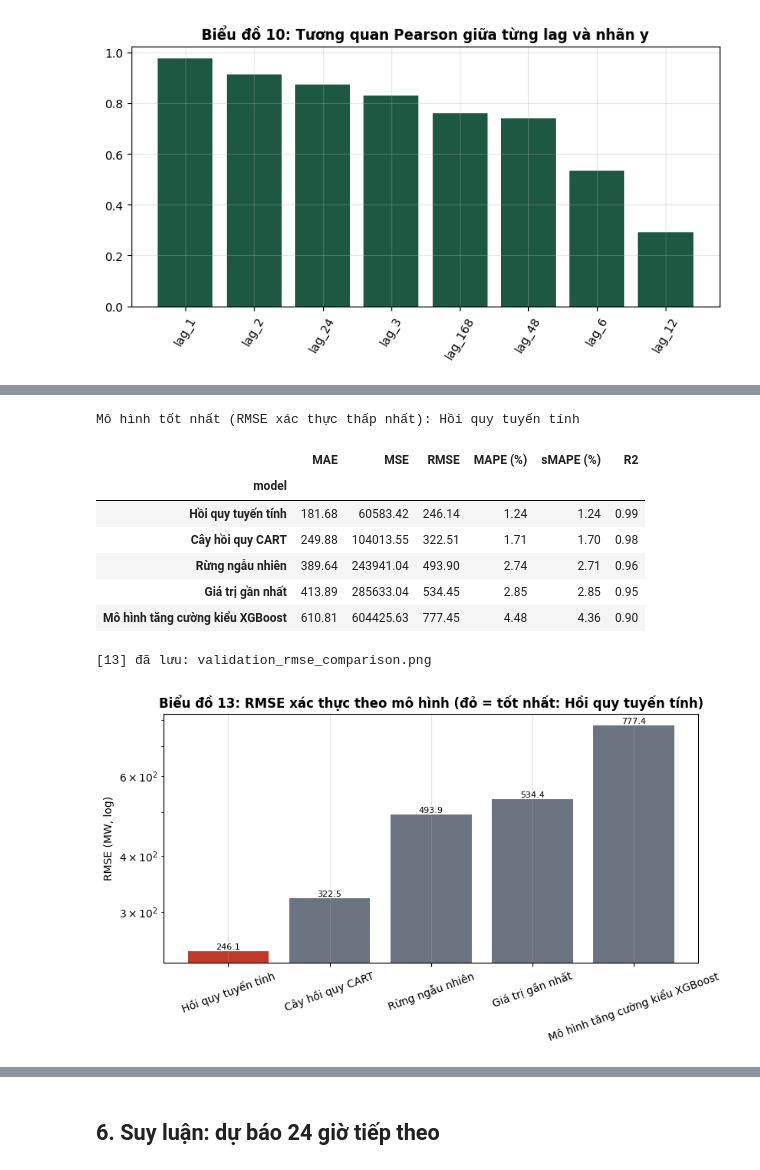
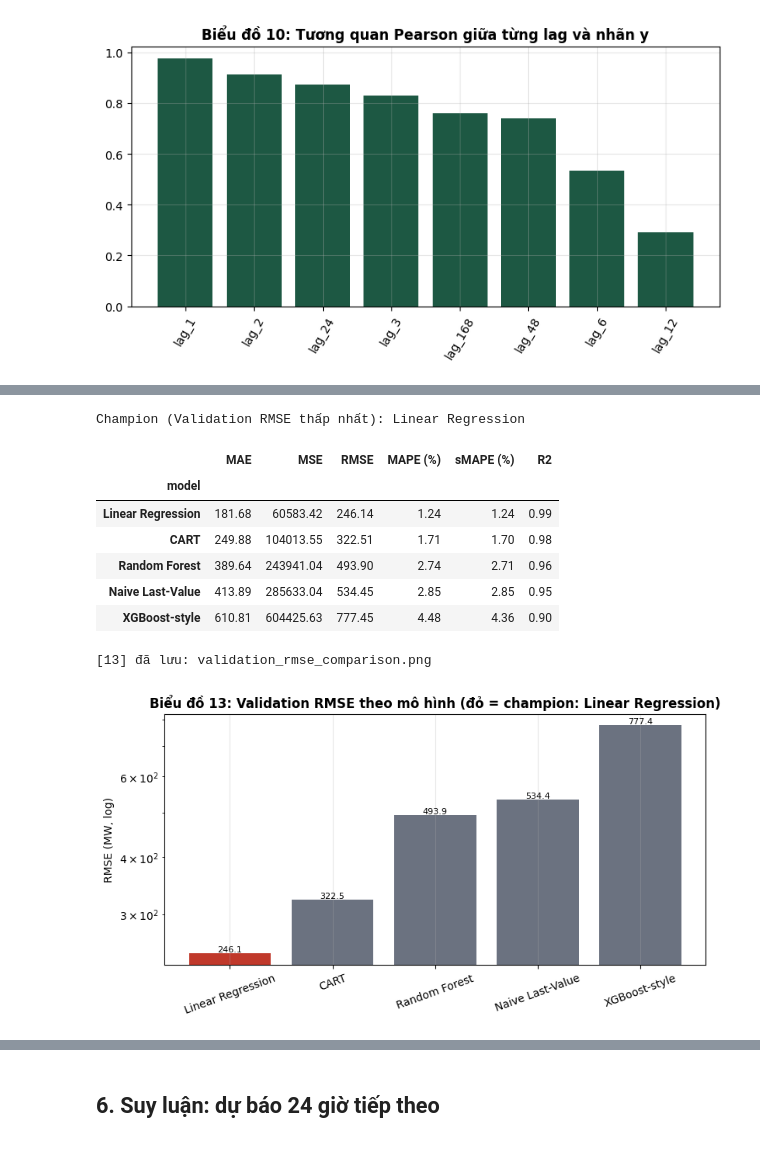
Before and after one commit to OrangkillEmily/Lab_TimeSeries, a Jupyter notebook: notebooks/lab03/Lab03_Visual_Exploration.ipynb, the cells around one changed output, grey strips where cells are left out. Drawn from its saved outputs; the diff is of its cells as text; code cells hidden in the pictures.

```diff
--- a/notebooks/lab03/Lab03_Visual_Exploration.ipynb
+++ b/notebooks/lab03/Lab03_Visual_Exploration.ipynb
@@ -205,11 +228,11 @@ cv_detail.assign(model=cv_detail["model"].map(MODEL_LABELS)).head()
 # %%
-# Biểu đồ 11: RMSE theo từng lượt chia cho mỗi mô hình
+# Biểu đồ 11: RMSE theo từng Fold cho mỗi mô hình
 fig, ax = plt.subplots(figsize=(11, 4.3))
 for name, group in cv_detail.groupby("model"):
     g = group.sort_values("fold")
-    ax.plot(g["fold"], g["RMSE"], "o-", label=MODEL_LABELS.get(name, name))
-ax.set_xlabel("Lượt chia"); ax.set_ylabel("RMSE (MW)"); ax.set_yscale("log"); ax.legend(fontsize=8)
-ax.set_title("Biểu đồ 11: RMSE theo từng lượt chia (cửa sổ mở rộng)")
+    ax.plot(g["fold"], g["RMSE"], "o-", label=name)
+ax.set_xlabel("Fold"); ax.set_ylabel("RMSE (MW)"); ax.set_yscale("log"); ax.legend(fontsize=8)
+ax.set_title("Biểu đồ 11: RMSE theo từng Fold (K-fold expanding-window)")
 save(fig, "cv_rmse_by_fold"); plt.show()
 # %% [output]
 [11] đã lưu: cv_rmse_by_fold.png
@@ -242,29 +264,28 @@ for name, factory in factories.items():
 validation_summary = pd.DataFrame(validation_rows).set_index("model").sort_values("RMSE")
 test_summary = pd.DataFrame(test_rows).set_index("model")
 champion = validation_summary.index[0]
-print("Mô hình tốt nhất (RMSE xác thực thấp nhất):", MODEL_LABELS.get(champion, champion))
-validation_summary.rename(index=MODEL_LABELS).round(2)
+print("Champion (Validation RMSE thấp nhất):", champion)
+validation_summary.round(2)
 # %% [output]
-Mô hình tốt nhất (RMSE xác thực thấp nhất): Hồi quy tuyến tính
+Champion (Validation RMSE thấp nhất): Linear Regression
 |  | MAE | MSE | RMSE | MAPE (%) | sMAPE (%) | R2 |
 | model |  |  |  |  |  |  |
-| Hồi quy tuyến tính | 181.68 | 60583.42 | 246.14 | 1.24 | 1.24 | 0.99 |
-| Cây hồi quy CART | 249.88 | 104013.55 | 322.51 | 1.71 | 1.70 | 0.98 |
-| Rừng ngẫu nhiên | 389.64 | 243941.04 | 493.90 | 2.74 | 2.71 | 0.96 |
-| Giá trị gần nhất | 413.89 | 285633.04 | 534.45 | 2.85 | 2.85 | 0.95 |
-| Mô hình tăng cường kiểu XGBoost | 610.81 | 604425.63 | 777.45 | 4.48 | 4.36 | 0.90 |
+| Linear Regression | 181.68 | 60583.42 | 246.14 | 1.24 | 1.24 | 0.99 |
+| CART | 249.88 | 104013.55 | 322.51 | 1.71 | 1.70 | 0.98 |
+| Random Forest | 389.64 | 243941.04 | 493.90 | 2.74 | 2.71 | 0.96 |
+| Naive Last-Value | 413.89 | 285633.04 | 534.45 | 2.85 | 2.85 | 0.95 |
+| XGBoost-style | 610.81 | 604425.63 | 777.45 | 4.48 | 4.36 | 0.90 |
 # %%
 # Biểu đồ 13: So sánh Validation RMSE giữa các mô hình
 fig, ax = plt.subplots(figsize=(9, 4.2))
 colors = ["#c0392b" if m == champion else "#6b7280" for m in validation_summary.index]
-model_labels = [MODEL_LABELS.get(model, model) for model in validation_summary.index]
-bars = ax.bar(model_labels, validation_summary["RMSE"], color=colors)
+bars = ax.bar(validation_summary.index, validation_summary["RMSE"], color=colors)
 ax.bar_label(bars, fmt="%.1f", fontsize=8); ax.set_yscale("log"); ax.tick_params(axis="x", rotation=20)
-ax.set_title(f"Biểu đồ 13: RMSE xác thực theo mô hình (đỏ = tốt nhất: {MODEL_LABELS.get(champion, champion)})"); ax.set_ylabel("RMSE (MW, log)")
+ax.set_title(f"Biểu đồ 13: Validation RMSE theo mô hình (đỏ = champion: {champion})"); ax.set_ylabel("RMSE (MW, log)")
 save(fig, "validation_rmse_comparison"); plt.show()
 # %% [output]
 [13] đã lưu: validation_rmse_comparison.png
-[figure, old version]
+[figure, new version]
 # %%
 # Biểu đồ 14: So sánh MAE / RMSE / MAPE trên Test cho mọi mô hình
 fig, ax = plt.subplots(1, 3, figsize=(14, 4))
```
Also changed, not shown: parts of 18 cells of this notebook.
